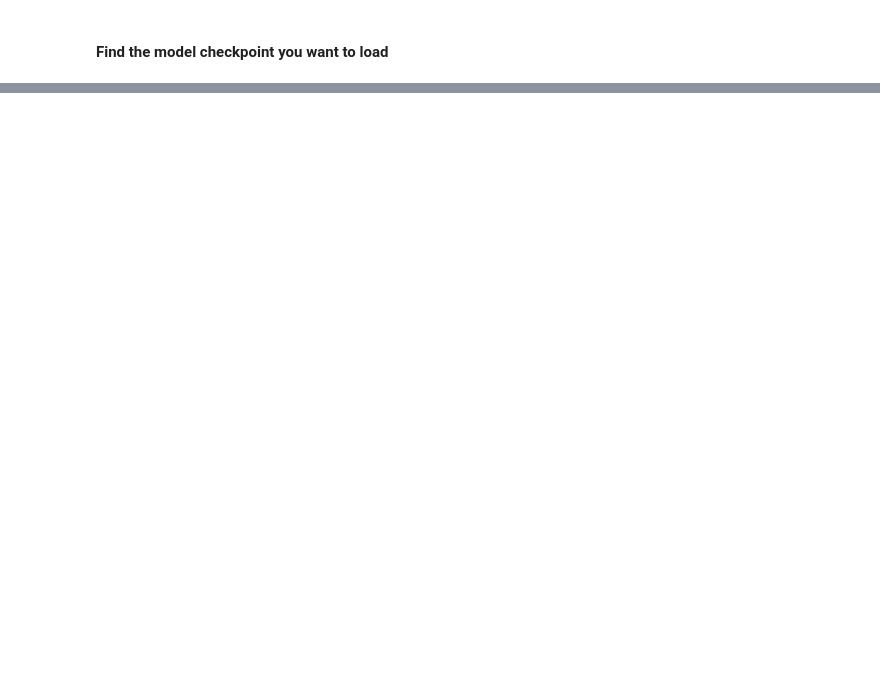
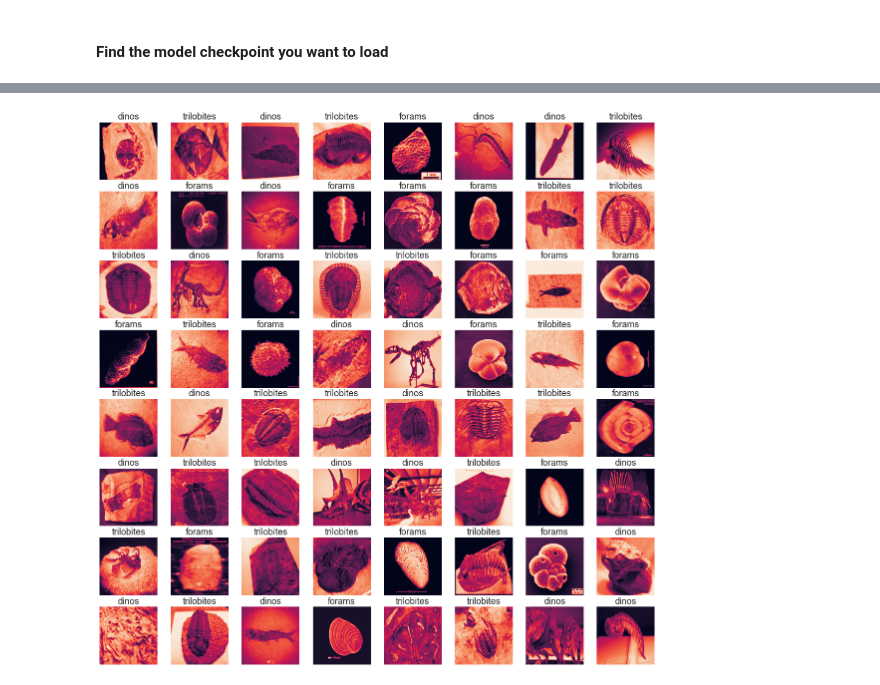
Before and after one commit to euclidity/transform-2020-ray, a Jupyter notebook: 4_deep_trainables/4 - Predict on FossilNET.ipynb, the cells around one changed output, grey strips where cells are left out. Saved outputs shown, nothing was run; the diff lists cells and outputs as text; code cells hidden in the pictures; blank space fills up the shorter version.

```diff
--- a/4_deep_trainables/4 - Predict on FossilNET.ipynb
+++ b/4_deep_trainables/4 - Predict on FossilNET.ipynb
@@ -105,10 +125,13 @@ with torch.set_grad_enabled(False):
 # %%
+%matplotlib inline
 fig, axs = plt.subplots(8,8, figsize=(20,20))
 axsf = [item for s in axs for item in s]
 
 for n,ax in enumerate(axsf):
-    ax.imshow(X[n].squeeze().numpy())
+    ax.imshow(X[n].squeeze().numpy()[0])
     ax.axis('off')
-    ax.set_title(predicted[n].item())
+    ax.set_title(names[predicted[n].item()])
 
 plt.show()
+# %% [output]
+[figure, added]
```
Also changed, not shown: parts of 9 cells of this notebook.
